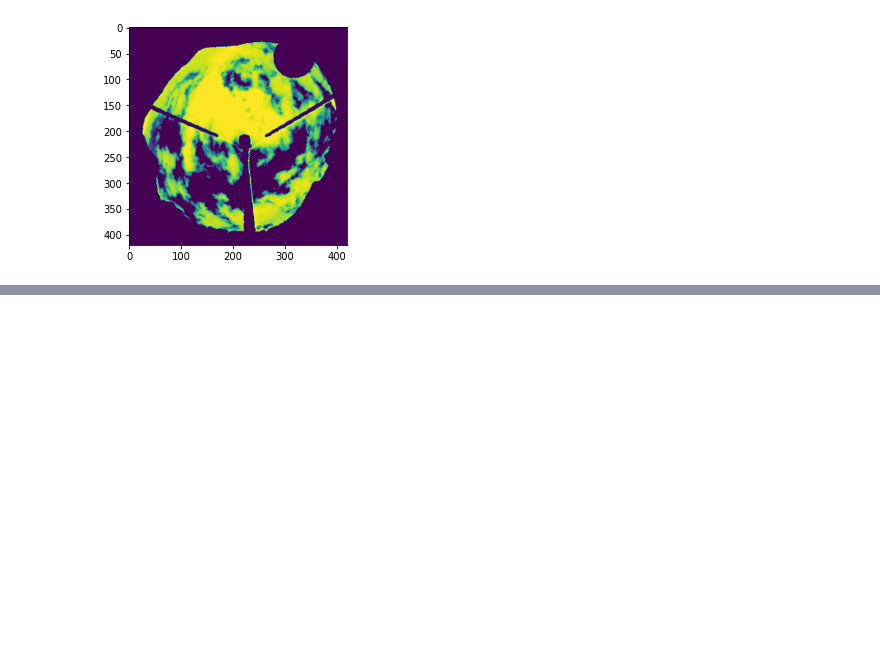
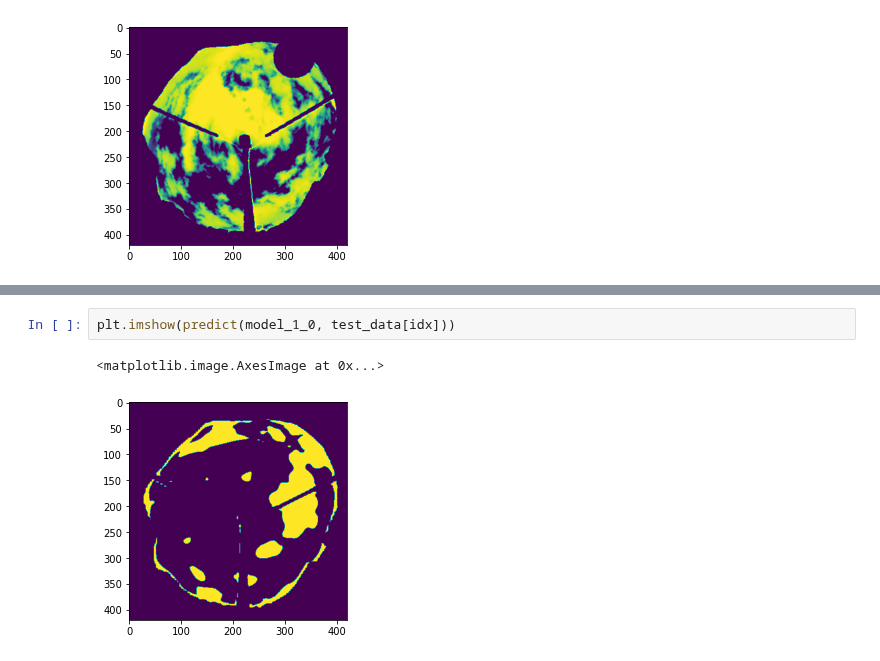
Before and after one commit to elrichgro/cloudseg, a Jupyter notebook: cloudseg/notebooks/test_script_output.ipynb, the cells around one changed output, grey strips where cells are left out. Saved outputs shown, nothing was run; the diff lists cells and outputs as text; blank space fills up the shorter version.

```diff
--- a/cloudseg/notebooks/test_script_output.ipynb
+++ b/cloudseg/notebooks/test_script_output.ipynb
@@ -374,0 +432,5 @@ plt.imshow(val_data['irc'].squeeze())
+# %%
+plt.imshow(predict(model_1_0, test_data[idx]))
+# %% [output]
+<matplotlib.image.AxesImage at 0x...>
+[figure, added]
```
Also changed, not shown: parts of 9 cells of this notebook, 1 other file.
